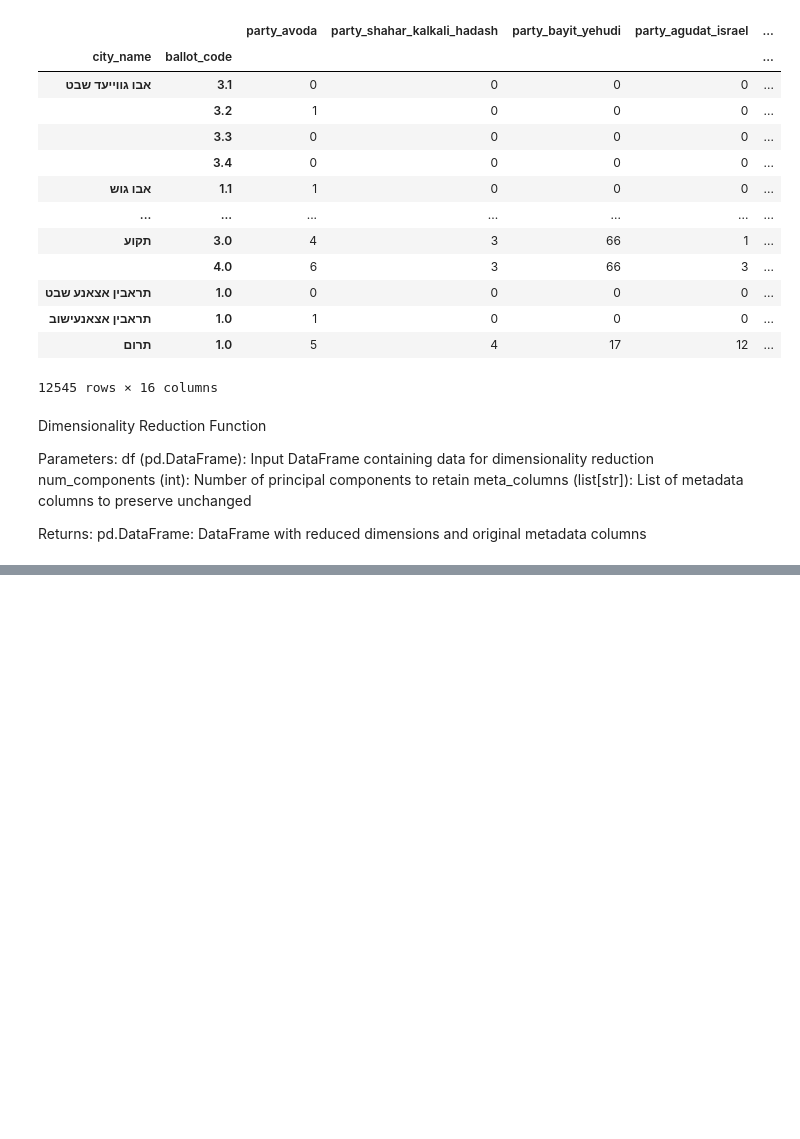
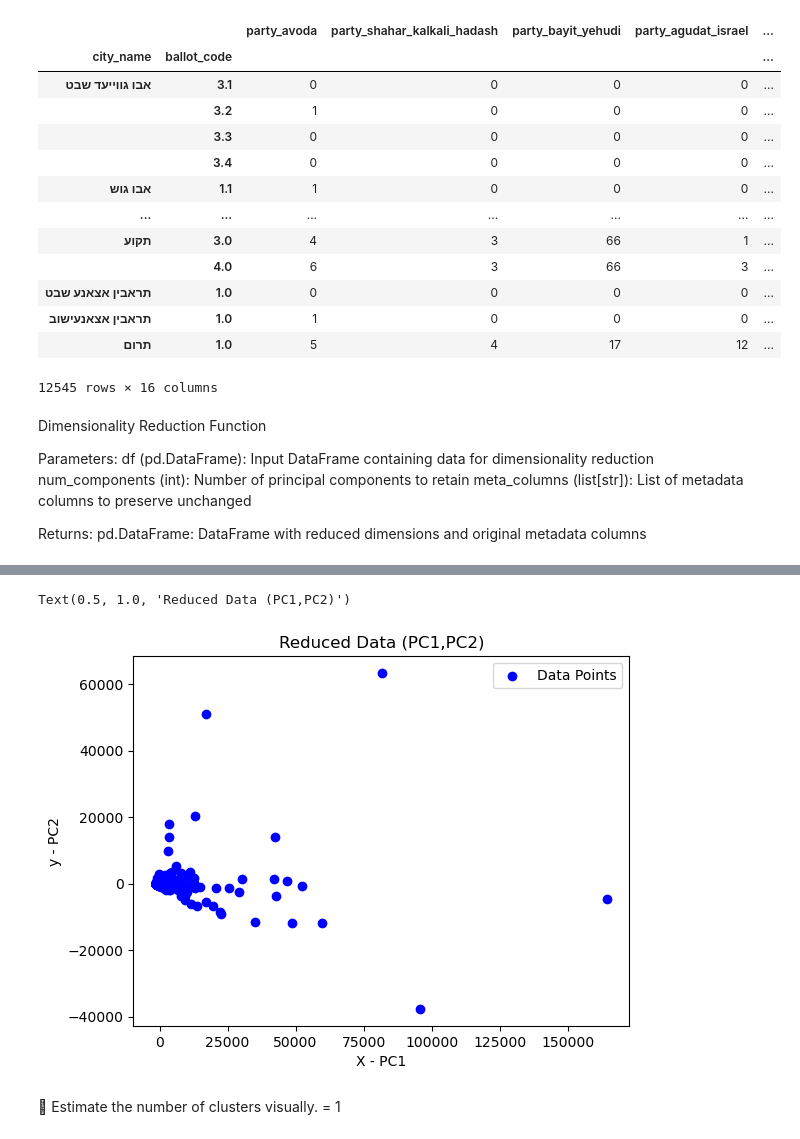
Before and after one commit to MichaelBabiy23/Dimensionality_Reduction, a Jupyter notebook: funcDemo.ipynb, the cells around one changed output, grey strips where cells are left out. Drawn from its saved outputs; the diff is of its cells as text; code cells hidden in the pictures; blank space fills up the shorter version.

```diff
--- a/funcDemo.ipynb
+++ b/funcDemo.ipynb
@@ -53,7 +55,18 @@ def group_and_aggregate_data(df: pd.DataFrame, group_by_column: str, agg_func) -
 	Displaying the total number of votes each party received in each city.
 # %%
 def group_and_aggregate_data(df: pd.DataFrame, group_by_column: str, agg_func) -> pd.DataFrame:
-    return df.drop(columns = 'ballot_code').groupby(group_by_column).agg(agg_func)
+    """
+    grouping by and aggregate the data frame
+    :param df: DataFrame
+    :param group_by_column: String
+    :param agg_func: String array
+    :return:
+    """
+    # dropping ballot_code column from the df data frame, grouping by the
+    #group_by_column variable and applying agg_func aggregation
+    indexedData = data.set_index(['city_name', 'ballot_code'])
+
+    return indexedData.groupby(group_by_column).agg(agg_func)
 
 aggArr = group_and_aggregate_data(data,'city_name',["mean", "sum", "count"])
 aggArr
@@ -90,14 +103,22 @@ summed = group_and_aggregate_data(data, "city_name", 'sum')
 z = summed[summed > 10]
 # %%
 def remove_sparse_columns(df: pd.DataFrame, threshold: int) -> pd.DataFrame:
+    """
+    remove sparse columns from dataframe
+    :param df: dataframe
+    :param threshold: integer
+    :return: dataframe
+    """
     # index the table by city name and ballot code
-    indexed_data = df.set_index(['city_name', 'ballot_code'])
-
+    if 'ballot_code' in df.columns:
+        indexed_data = df.set_index(['city_name', 'ballot_code'])
+    else:
+        indexed_data = df.set_index(['city_name'])
     # calculate the sum of each column
     column_totals = indexed_data.sum()
+
     return indexed_data[list(column_totals[column_totals > threshold].index)]
 
-
 remove_sparse_columns(df= data, threshold=10000)
 # %% [output]
 |  |  | party_avoda | party_shahar_kalkali_hadash | party_bayit_yehudi | party_agudat_israel | ... |
@@ -182,0 +217,20 @@ dimensionality_reduction(data, 40, ['city_name', 'ballot_code'])
+# %%
+import matplotlib.pyplot as plt
+#indexedData = data.set_index(['city_name', 'ballot_code'])
+aggregatedData = group_and_aggregate_data(data, 'city_name', ['sum'])
+aggregatedData.reset_index(inplace=True)
+filteredData = remove_sparse_columns(aggregatedData, threshold=1000)
+reducedData = dimensionality_reduction(filteredData, 2, [])
+
+
+plt.scatter(reducedData.iloc[:,0], reducedData.iloc[:,1], color="blue", label="Data Points")
+
+plt.xlabel("X - PC1")
+plt.ylabel("y - PC2")
+plt.legend()
+plt.title("Reduced Data (PC1,PC2)")
+# %% [output]
+Text(0.5, 1.0, 'Reduced Data (PC1,PC2)')
+[figure, added]
+# %% [markdown]
+	Estimate the number of clusters visually. = 1
```
Also changed, not shown: parts of 3 cells of this notebook.
